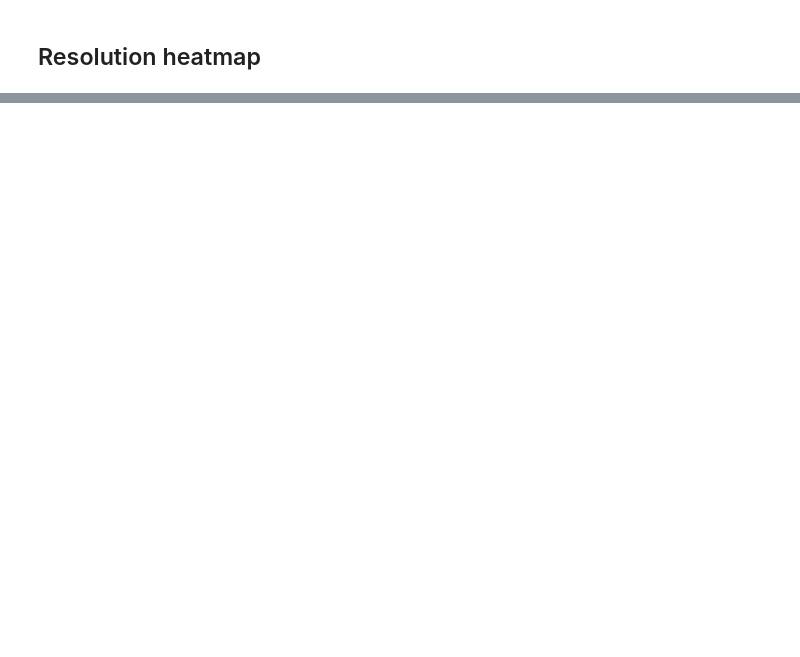
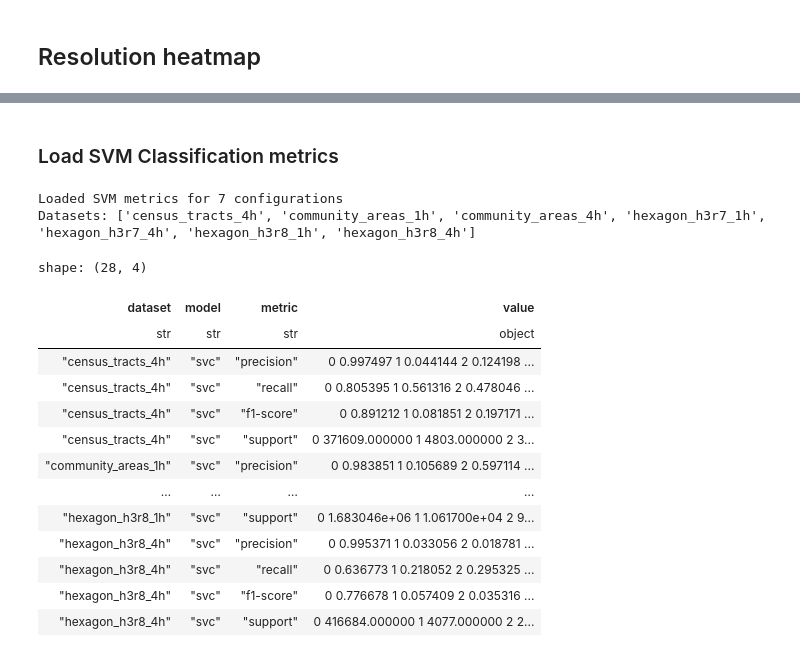
Before and after one commit to angfe/Group-3-AAA, a Jupyter notebook: notebooks/03_04_predictive_analytics_svm_comparison.ipynb, the cells around one changed output, grey strips where cells are left out. Cells and saved outputs as stored; diff of their text form; code cells hidden in the pictures; blank space fills up the shorter version.

```diff
--- a/notebooks/03_04_predictive_analytics_svm_comparison.ipynb
+++ b/notebooks/03_04_predictive_analytics_svm_comparison.ipynb
@@ -279,0 +281,50 @@ plt.show()
+# %% [markdown]
+### Load SVM Classification metrics
+# %%
+# Metric name mapping from SVM CSVs to baseline format
+METRIC_RENAME = {
+    "precision": "precision",
+    "recall": "recall",
+    "f1-score": "f1-score",
+    "support": "support",
+}
+
+rows = []
+for f in sorted(SVM_DIR.glob("class_*.csv")):
+
+    svm_tag = f.stem.replace("class_report_", "")
+    dataset_tag = svm_tag_to_baseline_tag(svm_tag)
+
+    result = pd.read_csv(f)
+    for col in result.columns:
+        metric_name = METRIC_RENAME.get(col.lower().strip(), col.lower().strip())
+        rows.append({
+            "dataset": dataset_tag,
+            "model": "svc",
+            "metric": metric_name,
+            "value": result[col],
+        })
+
+svm_met = pl.DataFrame(rows)
+print(f"Loaded SVM metrics for {svm_met['dataset'].n_unique()} configurations")
+print("Datasets:", svm_met["dataset"].unique().sort().to_list())
+# %% [output]
+Loaded SVM metrics for 7 configurations
+Datasets: ['census_tracts_4h', 'community_areas_1h', 'community_areas_4h', 'hexagon_h3r7_1h', 'hexagon_h3r7_4h', 'hexagon_h3r8_1h', 'hexagon_h3r8_4h']
+# %%
+svm_met
+# %% [output]
+shape: (28, 4)
+| dataset | model | metric | value |
+| str | str | str | object |
+| "census_tracts_4h" | "svc" | "precision" | 0 0.997497 1 0.044144 2 0.124198 ... |
+| "census_tracts_4h" | "svc" | "recall" | 0 0.805395 1 0.561316 2 0.478046 ... |
+| "census_tracts_4h" | "svc" | "f1-score" | 0 0.891212 1 0.081851 2 0.197171 ... |
+| "census_tracts_4h" | "svc" | "support" | 0 371609.000000 1 4803.000000 2 3... |
+| "community_areas_1h" | "svc" | "precision" | 0 0.983851 1 0.105689 2 0.597114 ... |
+| … | … | … | … |
+| "hexagon_h3r8_1h" | "svc" | "support" | 0 1.683046e+06 1 1.061700e+04 2 9... |
+| "hexagon_h3r8_4h" | "svc" | "precision" | 0 0.995371 1 0.033056 2 0.018781 ... |
+| "hexagon_h3r8_4h" | "svc" | "recall" | 0 0.636773 1 0.218052 2 0.295325 ... |
+| "hexagon_h3r8_4h" | "svc" | "f1-score" | 0 0.776678 1 0.057409 2 0.035316 ... |
+| "hexagon_h3r8_4h" | "svc" | "support" | 0 416684.000000 1 4077.000000 2 2... |
```
Also changed, not shown: parts of 7 cells of this notebook, 3 other files.
